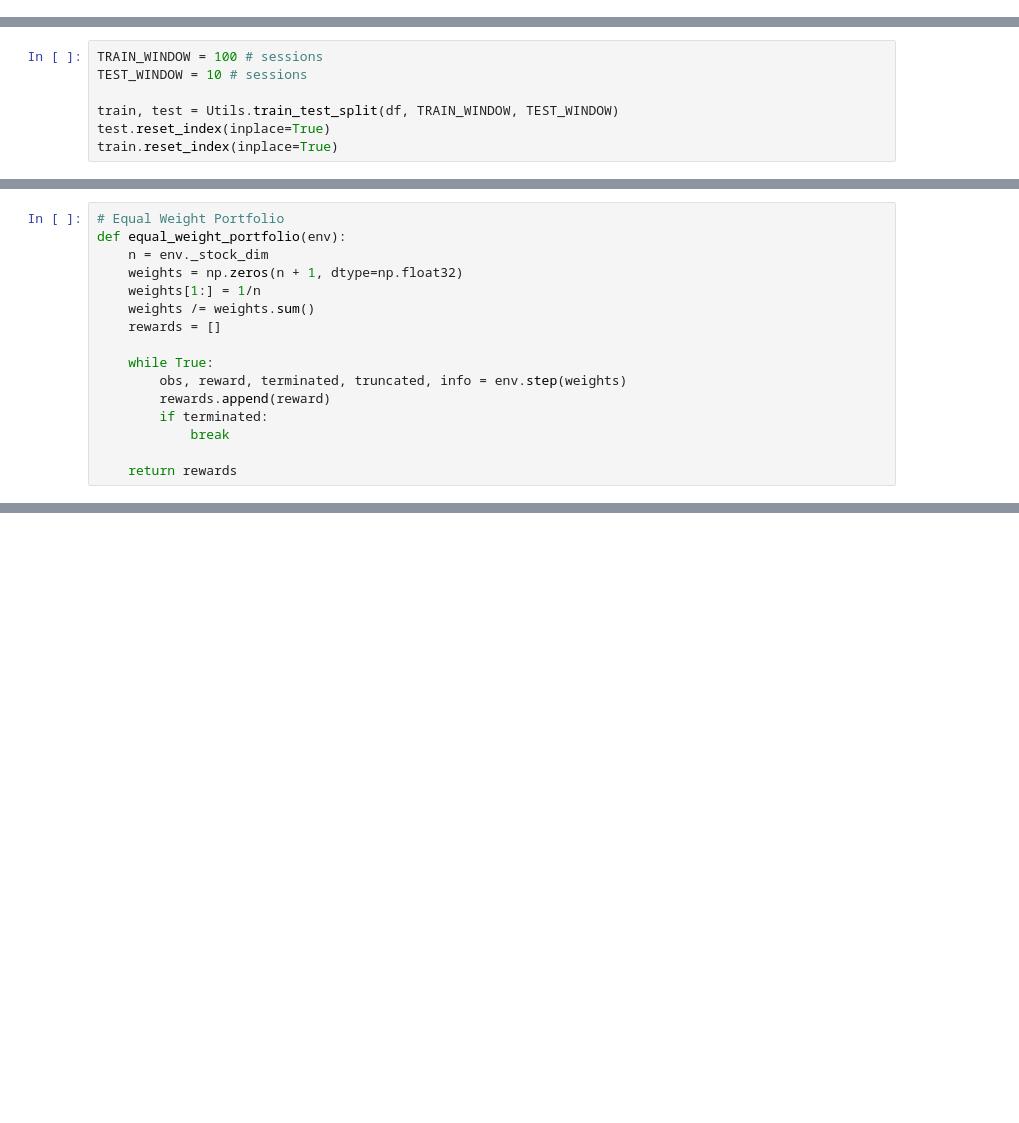
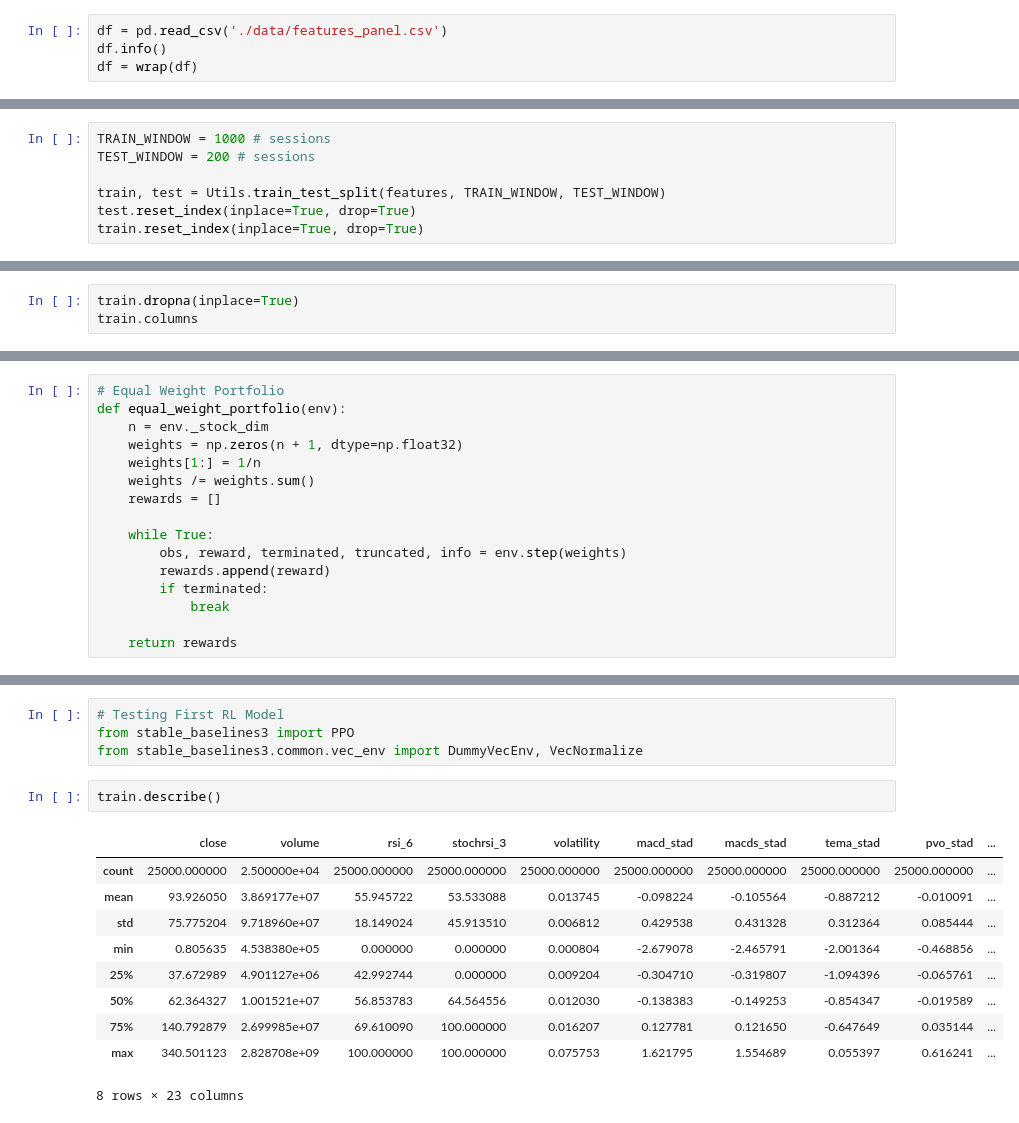
Before and after one commit to sanyam-dev/precog_test, a Jupyter notebook: task3.ipynb, the cells around one changed output, grey strips where cells are left out. Cells and saved outputs as stored; diff of their text form; blank space fills up the shorter version.

Commit message:
RL Algo added and testing.

```diff
--- a/task3.ipynb
+++ b/task3.ipynb
@@ -74,0 +13,4 @@ adxr
+# %%
+df = pd.read_csv('./data/features_panel.csv')
+df.info()
+df = wrap(df)
@@ -75,7 +57,7 @@ adxr
 # %%
-TRAIN_WINDOW = 100 # sessions
-TEST_WINDOW = 10 # sessions
+TRAIN_WINDOW = 1000 # sessions
+TEST_WINDOW = 200 # sessions
 
-train, test = Utils.train_test_split(df, TRAIN_WINDOW, TEST_WINDOW)
-test.reset_index(inplace=True)
-train.reset_index(inplace=True)
+train, test = Utils.train_test_split(features, TRAIN_WINDOW, TEST_WINDOW)
+test.reset_index(inplace=True, drop=True)
+train.reset_index(inplace=True, drop=True)
@@ -103,0 +64,3 @@ I first want to check if I am able to connect my dataframe to Fin-RL meta Portfo
+# %%
+train.dropna(inplace=True)
+train.columns
@@ -243,0 +196,17 @@ plt.show()
+# %%
+# Testing First RL Model
+from stable_baselines3 import PPO
+from stable_baselines3.common.vec_env import DummyVecEnv, VecNormalize
+# %%
+train.describe()
+# %% [output]
+|  | close | volume | rsi_6 | stochrsi_3 | volatility | macd_stad | macds_stad | tema_stad | pvo_stad | ... |
+| count | 25000.000000 | 2.500000e+04 | 25000.000000 | 25000.000000 | 25000.000000 | 25000.000000 | 25000.000000 | 25000.000000 | 25000.000000 | ... |
+| mean | 93.926050 | 3.869177e+07 | 55.945722 | 53.533088 | 0.013745 | -0.098224 | -0.105564 | -0.887212 | -0.010091 | ... |
+| std | 75.775204 | 9.718960e+07 | 18.149024 | 45.913510 | 0.006812 | 0.429538 | 0.431328 | 0.312364 | 0.085444 | ... |
+| min | 0.805635 | 4.538380e+05 | 0.000000 | 0.000000 | 0.000804 | -2.679078 | -2.465791 | -2.001364 | -0.468856 | ... |
+| 25% | 37.672989 | 4.901127e+06 | 42.992744 | 0.000000 | 0.009204 | -0.304710 | -0.319807 | -1.094396 | -0.065761 | ... |
+| 50% | 62.364327 | 1.001521e+07 | 56.853783 | 64.564556 | 0.012030 | -0.138383 | -0.149253 | -0.854347 | -0.019589 | ... |
+| 75% | 140.792879 | 2.699985e+07 | 69.610090 | 100.000000 | 0.016207 | 0.127781 | 0.121650 | -0.647649 | 0.035144 | ... |
+| max | 340.501123 | 2.828708e+09 | 100.000000 | 100.000000 | 0.075753 | 1.621795 | 1.554689 | 0.055397 | 0.616241 | ... |
+8 rows × 23 columns
```
Also changed, not shown: parts of 37 cells of this notebook, 34 other files.
